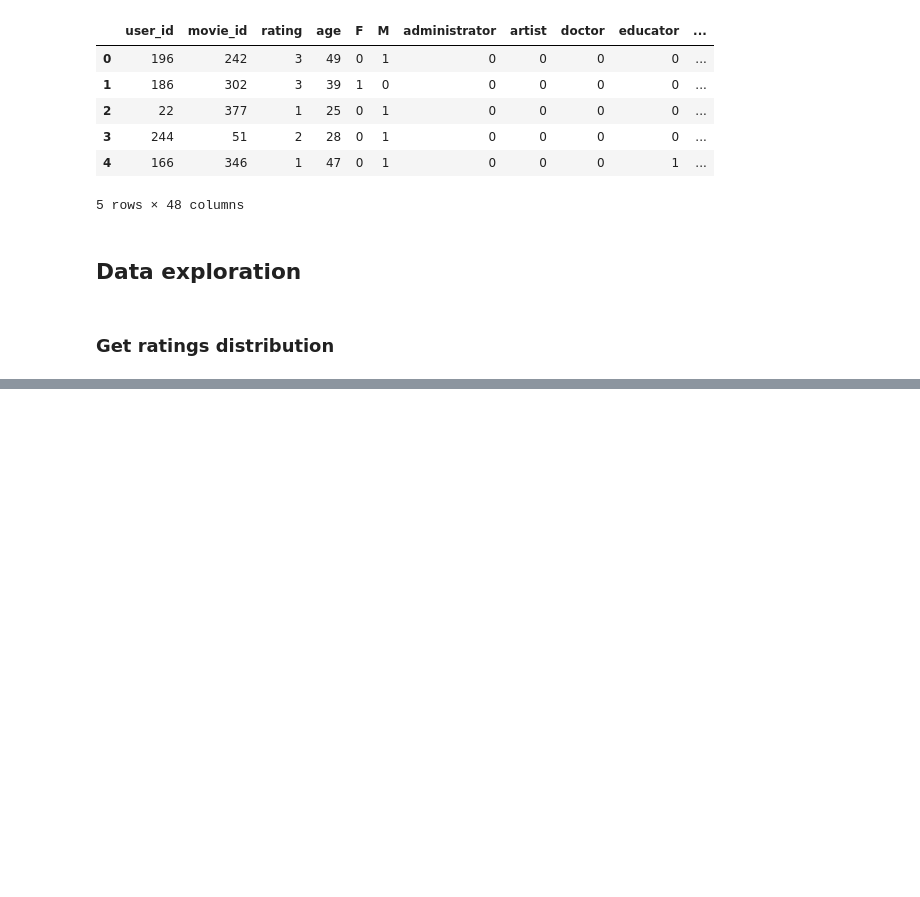
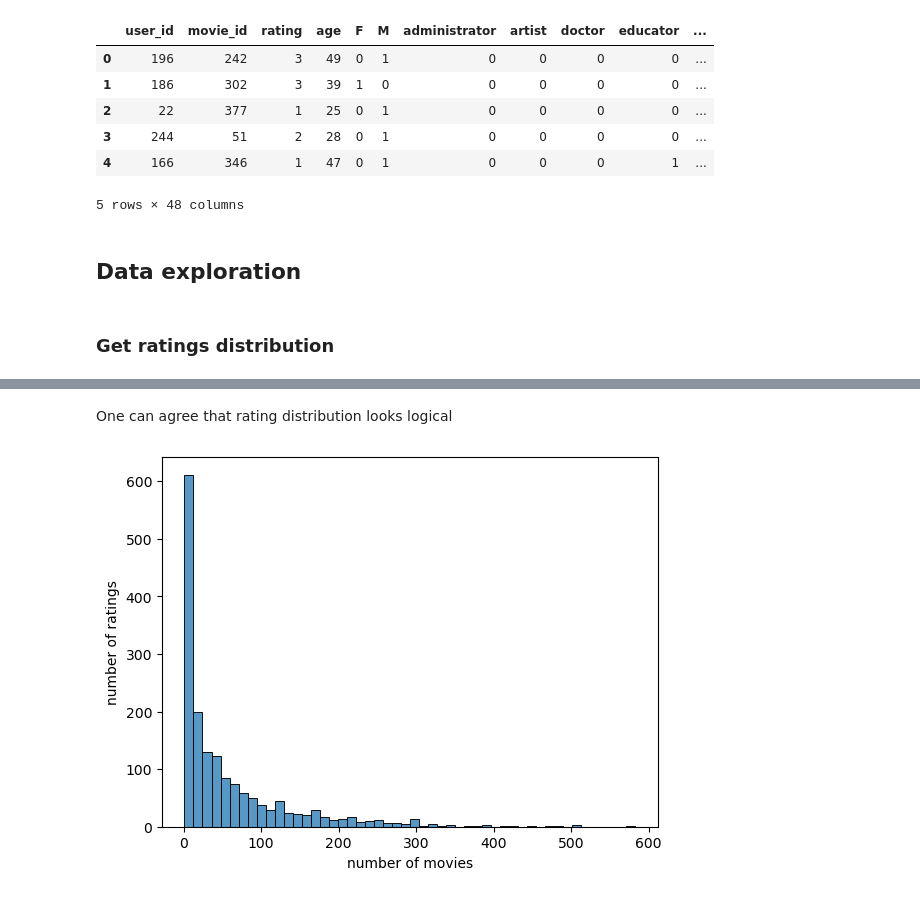
Before and after one commit to SaidKamalov/pmldl-rec-sys, a Jupyter notebook: notebooks/1.0-initial-data-exploration.ipynb, the cells around one changed output, grey strips where cells are left out. Drawn from its saved outputs; the diff is of its cells as text; code cells hidden in the pictures; blank space fills up the shorter version.

```diff
--- a/notebooks/1.0-initial-data-exploration.ipynb
+++ b/notebooks/1.0-initial-data-exploration.ipynb
@@ -310,0 +322,9 @@ title
+# %% [markdown]
+One can agree that rating distribution looks logical
+# %%
+ax = sns.histplot(ratings.groupby("movie_id")["rating"].count(), bins=50)
+ax.set_xlabel("number of movies")
+ax.set_ylabel("number of ratings")
+plt.show()
+# %% [output]
+[figure, added]
```
Also changed, not shown: parts of 18 cells of this notebook.
